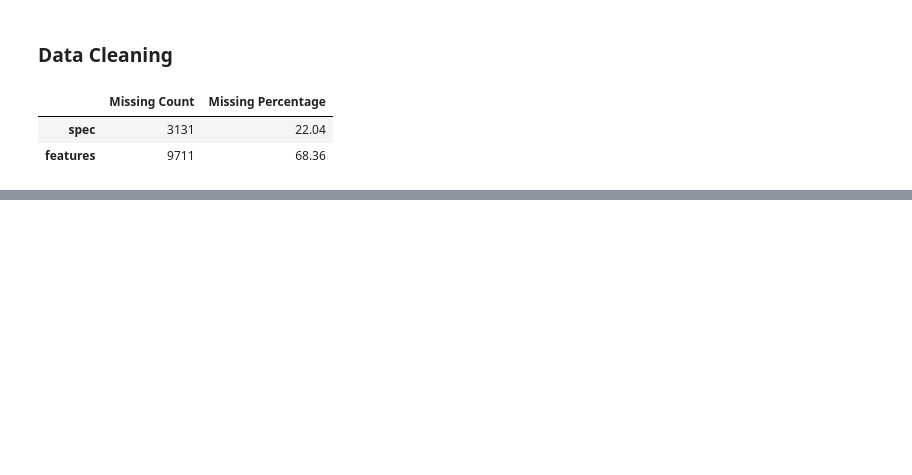
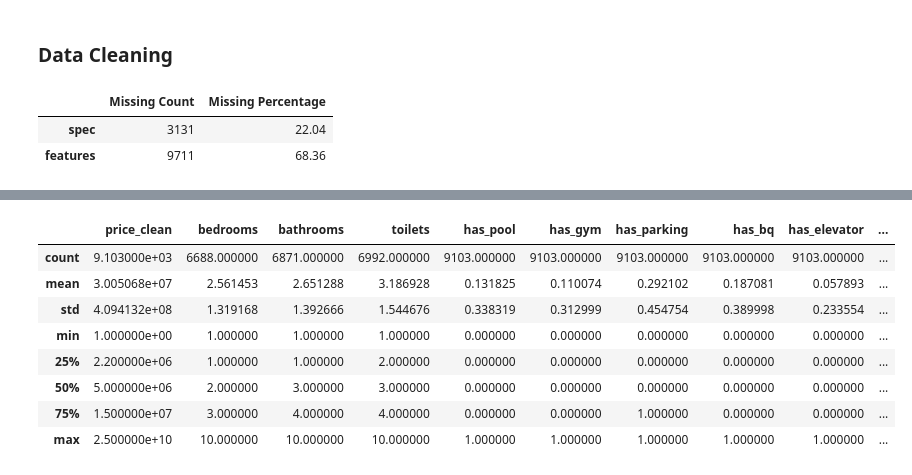
Before and after one commit to husainridwan/lagos-rent-predictor, a Jupyter notebook: notebooks/data_cleaning.ipynb, the cells around one changed output, grey strips where cells are left out. Cells and saved outputs as stored; diff of their text form; code cells hidden in the pictures; blank space fills up the shorter version.

Commit message:
cleaned data

```diff
--- a/notebooks/data_cleaning.ipynb
+++ b/notebooks/data_cleaning.ipynb
@@ -176,7 +181,6 @@ def get_property_type(title):
         return 'Other'
 # %%
 # Apply the cleaning functions to the dataframe
-
 df['price_clean'] = df['price'].apply(clean_price)
 
 spec_df = df['spec'].apply(clean_spec).apply(pd.Series)
@@ -186,17 +190,14 @@ df['toilets'] = spec_df['toilets']
 
 df['area'] = df['location'].apply(clean_location)
 
-desc_features = df['description'].apply(extract_from_description).apply(pd.Series)
-df = pd.concat([df, desc_features], axis=1)
-
-features_extracted = df['features'].apply(extract_from_features).apply(pd.Series)
-for col in features_extracted.columns:
-    if col in df.columns:
-        df[col] = df[col] | features_extracted[col]
-    else:
-        df[col] = features_extracted[col]
+feature_df = df.apply(extract_all_features, axis=1)
+df = pd.concat([df, feature_df], axis=1)
 
 df['property_type'] = df['title'].apply(get_property_type)
 
+duplicates = df.duplicated(subset=['title', 'price_clean', 'area']).sum()
+print(f"Duplicates removed: {duplicates}")
+df = df.drop_duplicates(subset=['title', 'price_clean', 'area'])
+
 df.head(20)
 # %% [output]
@@ -220,0 +232,12 @@ df.head(20)
+# %%
+df.describe()
+# %% [output]
+|  | price_clean | bedrooms | bathrooms | toilets | has_pool | has_gym | has_parking | has_bq | has_elevator | ... |
+| count | 9.103000e+03 | 6688.000000 | 6871.000000 | 6992.000000 | 9103.000000 | 9103.000000 | 9103.000000 | 9103.000000 | 9103.000000 | ... |
+| mean | 3.005068e+07 | 2.561453 | 2.651288 | 3.186928 | 0.131825 | 0.110074 | 0.292102 | 0.187081 | 0.057893 | ... |
+| std | 4.094132e+08 | 1.319168 | 1.392666 | 1.544676 | 0.338319 | 0.312999 | 0.454754 | 0.389998 | 0.233554 | ... |
+| min | 1.000000e+00 | 1.000000 | 1.000000 | 1.000000 | 0.000000 | 0.000000 | 0.000000 | 0.000000 | 0.000000 | ... |
+| 25% | 2.200000e+06 | 1.000000 | 1.000000 | 2.000000 | 0.000000 | 0.000000 | 0.000000 | 0.000000 | 0.000000 | ... |
+| 50% | 5.000000e+06 | 2.000000 | 3.000000 | 3.000000 | 0.000000 | 0.000000 | 0.000000 | 0.000000 | 0.000000 | ... |
+| 75% | 1.500000e+07 | 3.000000 | 4.000000 | 4.000000 | 0.000000 | 0.000000 | 1.000000 | 0.000000 | 0.000000 | ... |
+| max | 2.500000e+10 | 10.000000 | 10.000000 | 10.000000 | 1.000000 | 1.000000 | 1.000000 | 1.000000 | 1.000000 | ... |
```
Also changed, not shown: parts of 6 cells of this notebook, 2 other files.
